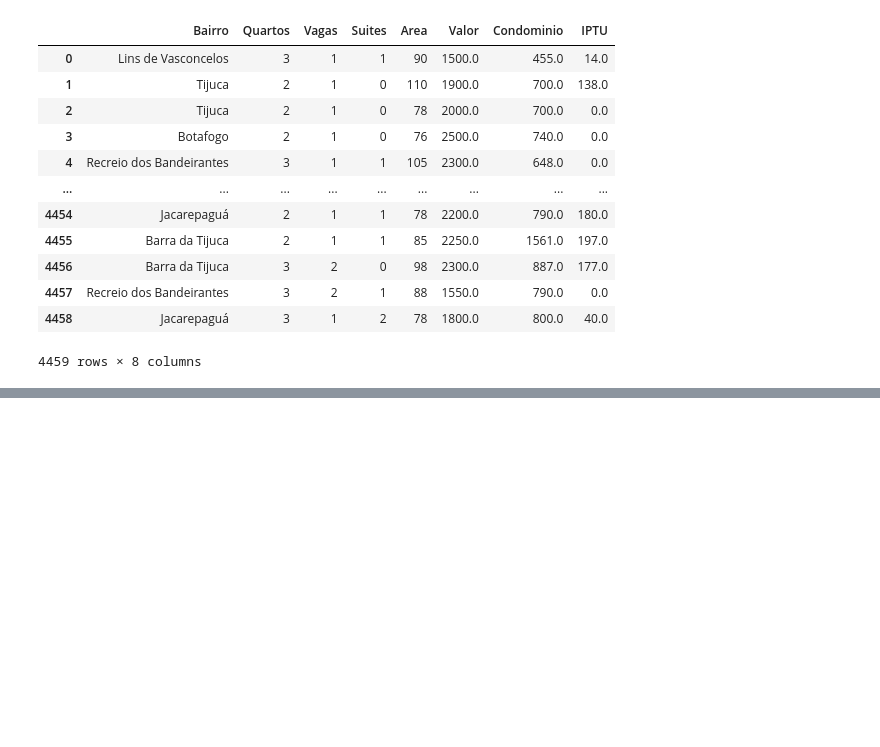
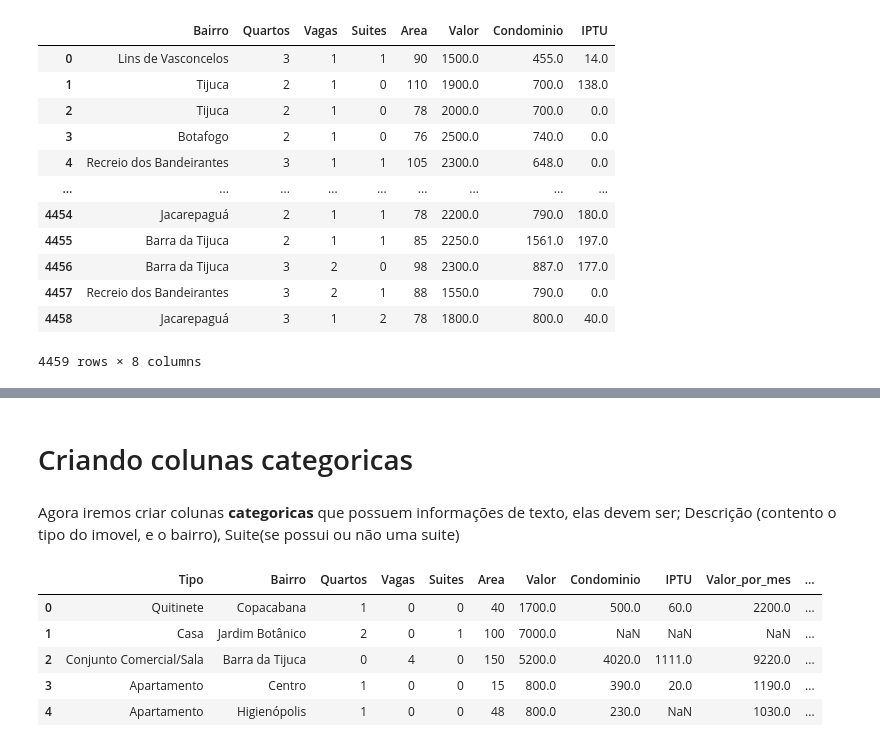
Before and after one commit to mathRyan889/Analise_imobiliaria, a Jupyter notebook: Projeto_imobiliaria.ipynb, the cells around one changed output, grey strips where cells are left out. Cells and saved outputs as stored; diff of their text form; code cells hidden in the pictures; blank space fills up the shorter version.

```diff
--- a/Projeto_imobiliaria.ipynb
+++ b/Projeto_imobiliaria.ipynb
@@ -699,0 +755,18 @@ pd.read_csv('Dados_apartamentos_Q02.csv', sep = ';')
+# %% [markdown]
+# Criando colunas categoricas
+# %% [markdown]
+Agora iremos criar colunas **categoricas** que possuem informações de texto, elas devem ser; Descrição (contento o tipo do imovel, e o bairro), Suite(se possui ou não uma suite)
+# %%
+dados['Descricao'] = (
+    dados['Tipo'] + ', no bairro ' + dados['Bairro'] +
+    ' com ' + dados['Quartos'].astype(str) + ' quartos' +
+    ' e ' + dados['Vagas'].astype(str) + ' vagas de garagem'
+)
+dados.head()
+# %% [output]
+|  | Tipo | Bairro | Quartos | Vagas | Suites | Area | Valor | Condominio | IPTU | Valor_por_mes | ... |
+| 0 | Quitinete | Copacabana | 1 | 0 | 0 | 40 | 1700.0 | 500.0 | 60.0 | 2200.0 | ... |
+| 1 | Casa | Jardim Botânico | 2 | 0 | 1 | 100 | 7000.0 | NaN | NaN | NaN | ... |
+| 2 | Conjunto Comercial/Sala | Barra da Tijuca | 0 | 4 | 0 | 150 | 5200.0 | 4020.0 | 1111.0 | 9220.0 | ... |
+| 3 | Apartamento | Centro | 1 | 0 | 0 | 15 | 800.0 | 390.0 | 20.0 | 1190.0 | ... |
+| 4 | Apartamento | Higienópolis | 1 | 0 | 0 | 48 | 800.0 | 230.0 | NaN | 1030.0 | ... |
```
Also changed, not shown: parts of 12 cells of this notebook.
